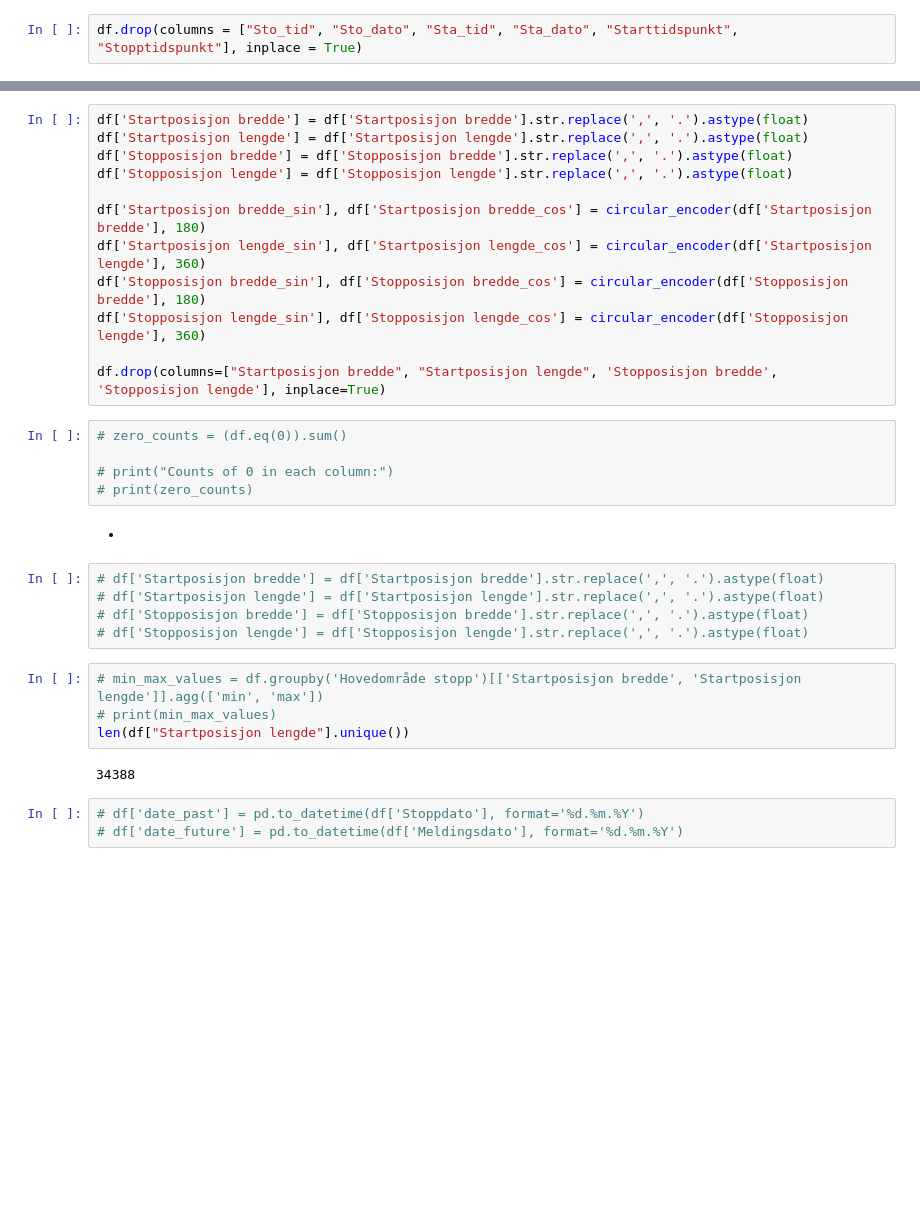
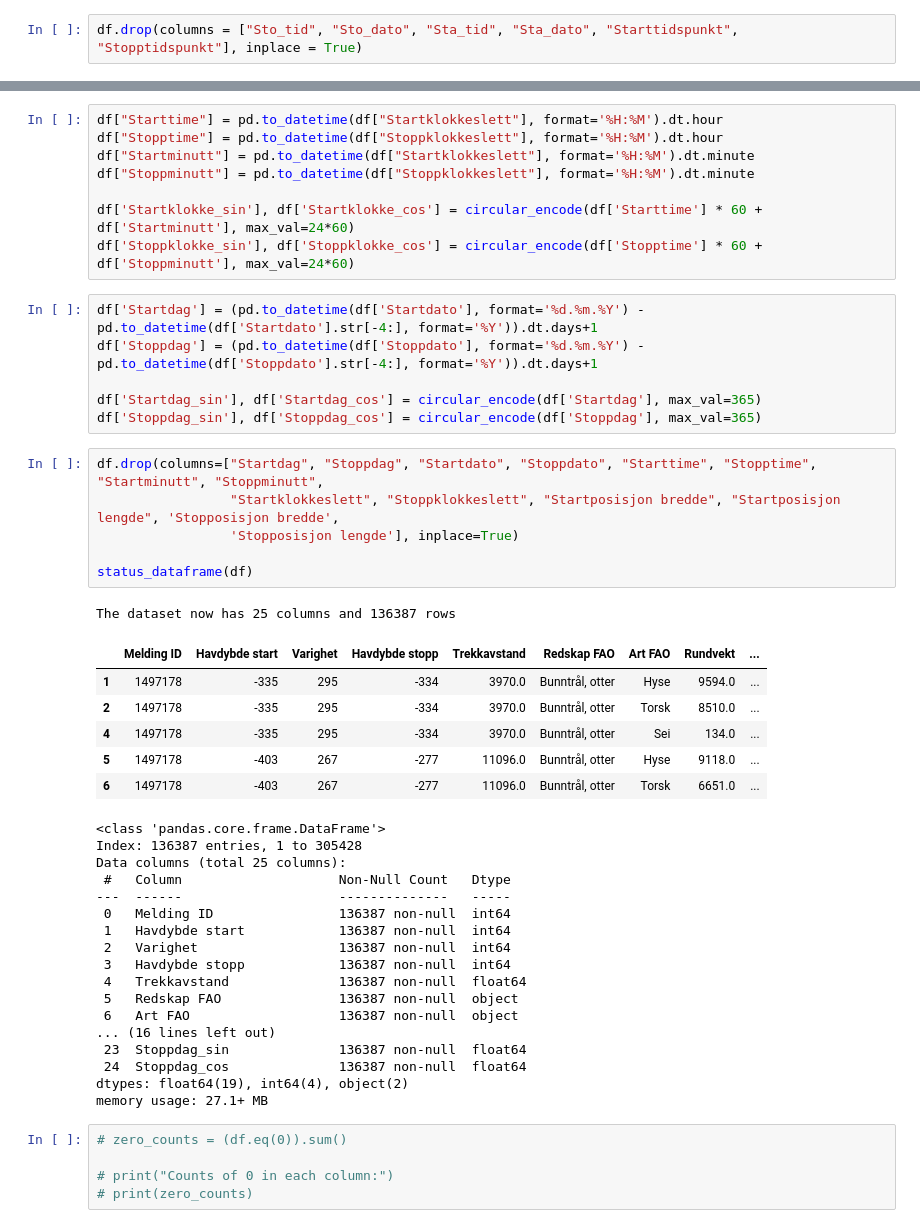
Before and after one commit to Pzorster/INFO284pzor, a Jupyter notebook: New.ipynb, the cells around one changed output, grey strips where cells are left out. Saved outputs shown, nothing was run; the diff lists cells and outputs as text; blank space fills up the shorter version.

```diff
--- a/New.ipynb
+++ b/New.ipynb
@@ -559,33 +526,50 @@ df.drop(columns=["Startposisjon bredde", "Startposisjon lengde", 'Stopposisjon b
-# %%
-df['Startposisjon bredde'] = df['Startposisjon bredde'].str.replace(',', '.').astype(float)
-df['Startposisjon lengde'] = df['Startposisjon lengde'].str.replace(',', '.').astype(float)
-df['Stopposisjon bredde'] = df['Stopposisjon bredde'].str.replace(',', '.').astype(float)
-df['Stopposisjon lengde'] = df['Stopposisjon lengde'].str.replace(',', '.').astype(float)
-
-df['Startposisjon bredde_sin'], df['Startposisjon bredde_cos'] = circular_encoder(df['Startposisjon bredde'], 180)
-df['Startposisjon lengde_sin'], df['Startposisjon lengde_cos'] = circular_encoder(df['Startposisjon lengde'], 360)
-df['Stopposisjon bredde_sin'], df['Stopposisjon bredde_cos'] = circular_encoder(df['Stopposisjon bredde'], 180)
-df['Stopposisjon lengde_sin'], df['Stopposisjon lengde_cos'] = circular_encoder(df['Stopposisjon lengde'], 360)
-
-df.drop(columns=["Startposisjon bredde", "Startposisjon lengde", 'Stopposisjon bredde', 'Stopposisjon lengde'], inplace=True)
+# %%
+df["Starttime"] = pd.to_datetime(df["Startklokkeslett"], format='%H:%M').dt.hour
+df["Stopptime"] = pd.to_datetime(df["Stoppklokkeslett"], format='%H:%M').dt.hour
+df["Startminutt"] = pd.to_datetime(df["Startklokkeslett"], format='%H:%M').dt.minute
+df["Stoppminutt"] = pd.to_datetime(df["Stoppklokkeslett"], format='%H:%M').dt.minute
+
+df['Startklokke_sin'], df['Startklokke_cos'] = circular_encode(df['Starttime'] * 60 + df['Startminutt'], max_val=24*60)
+df['Stoppklokke_sin'], df['Stoppklokke_cos'] = circular_encode(df['Stopptime'] * 60 + df['Stoppminutt'], max_val=24*60)
+# %%
+df['Startdag'] = (pd.to_datetime(df['Startdato'], format='%d.%m.%Y') - pd.to_datetime(df['Startdato'].str[-4:], format='%Y')).dt.days+1
+df['Stoppdag'] = (pd.to_datetime(df['Stoppdato'], format='%d.%m.%Y') - pd.to_datetime(df['Stoppdato'].str[-4:], format='%Y')).dt.days+1
+
+df['Startdag_sin'], df['Startdag_cos'] = circular_encode(df['Startdag'], max_val=365)
+df['Stoppdag_sin'], df['Stoppdag_cos'] = circular_encode(df['Stoppdag'], max_val=365)
+# %%
+df.drop(columns=["Startdag", "Stoppdag", "Startdato", "Stoppdato", "Starttime", "Stopptime", "Startminutt", "Stoppminutt",
+                 "Startklokkeslett", "Stoppklokkeslett", "Startposisjon bredde", "Startposisjon lengde", 'Stopposisjon bredde',
+                 'Stopposisjon lengde'], inplace=True)
+
+status_dataframe(df)
+# %% [output]
+The dataset now has 25 columns and 136387 rows
+|  | Melding ID | Havdybde start | Varighet | Havdybde stopp | Trekkavstand | Redskap FAO | Art FAO | Rundvekt | ... |
+| 1 | 1497178 | -335 | 295 | -334 | 3970.0 | Bunntrål, otter | Hyse | 9594.0 | ... |
+| 2 | 1497178 | -335 | 295 | -334 | 3970.0 | Bunntrål, otter | Torsk | 8510.0 | ... |
+| 4 | 1497178 | -335 | 295 | -334 | 3970.0 | Bunntrål, otter | Sei | 134.0 | ... |
+| 5 | 1497178 | -403 | 267 | -277 | 11096.0 | Bunntrål, otter | Hyse | 9118.0 | ... |
+| 6 | 1497178 | -403 | 267 | -277 | 11096.0 | Bunntrål, otter | Torsk | 6651.0 | ... |
+<class 'pandas.core.frame.DataFrame'>
+Index: 136387 entries, 1 to 305428
+Data columns (total 25 columns):
+ #   Column                    Non-Null Count   Dtype
+---  ------                    --------------   -----
+ 0   Melding ID                136387 non-null  int64
+ 1   Havdybde start            136387 non-null  int64
+ 2   Varighet                  136387 non-null  int64
+ 3   Havdybde stopp            136387 non-null  int64
+ 4   Trekkavstand              136387 non-null  float64
+ 5   Redskap FAO               136387 non-null  object
+ 6   Art FAO                   136387 non-null  object
+... (16 lines left out)
+ 23  Stoppdag_sin              136387 non-null  float64
+ 24  Stoppdag_cos              136387 non-null  float64
+dtypes: float64(19), int64(4), object(2)
+memory usage: 27.1+ MB
 # %%
 # zero_counts = (df.eq(0)).sum()
 
 # print("Counts of 0 in each column:")
 # print(zero_counts)
-# %% [markdown]
--
-# %%
-# df['Startposisjon bredde'] = df['Startposisjon bredde'].str.replace(',', '.').astype(float)
-# df['Startposisjon lengde'] = df['Startposisjon lengde'].str.replace(',', '.').astype(float)
-# df['Stopposisjon bredde'] = df['Stopposisjon bredde'].str.replace(',', '.').astype(float)
-# df['Stopposisjon lengde'] = df['Stopposisjon lengde'].str.replace(',', '.').astype(float)
-# %%
-# min_max_values = df.groupby('Hovedområde stopp')[['Startposisjon bredde', 'Startposisjon lengde']].agg(['min', 'max'])
-# print(min_max_values)
-len(df["Startposisjon lengde"].unique())
-# %% [output]
-34388
-# %%
-# df['date_past'] = pd.to_datetime(df['Stoppdato'], format='%d.%m.%Y')
-# df['date_future'] = pd.to_datetime(df['Meldingsdato'], format='%d.%m.%Y')
```
Also changed, not shown: parts of 54 cells of this notebook.
